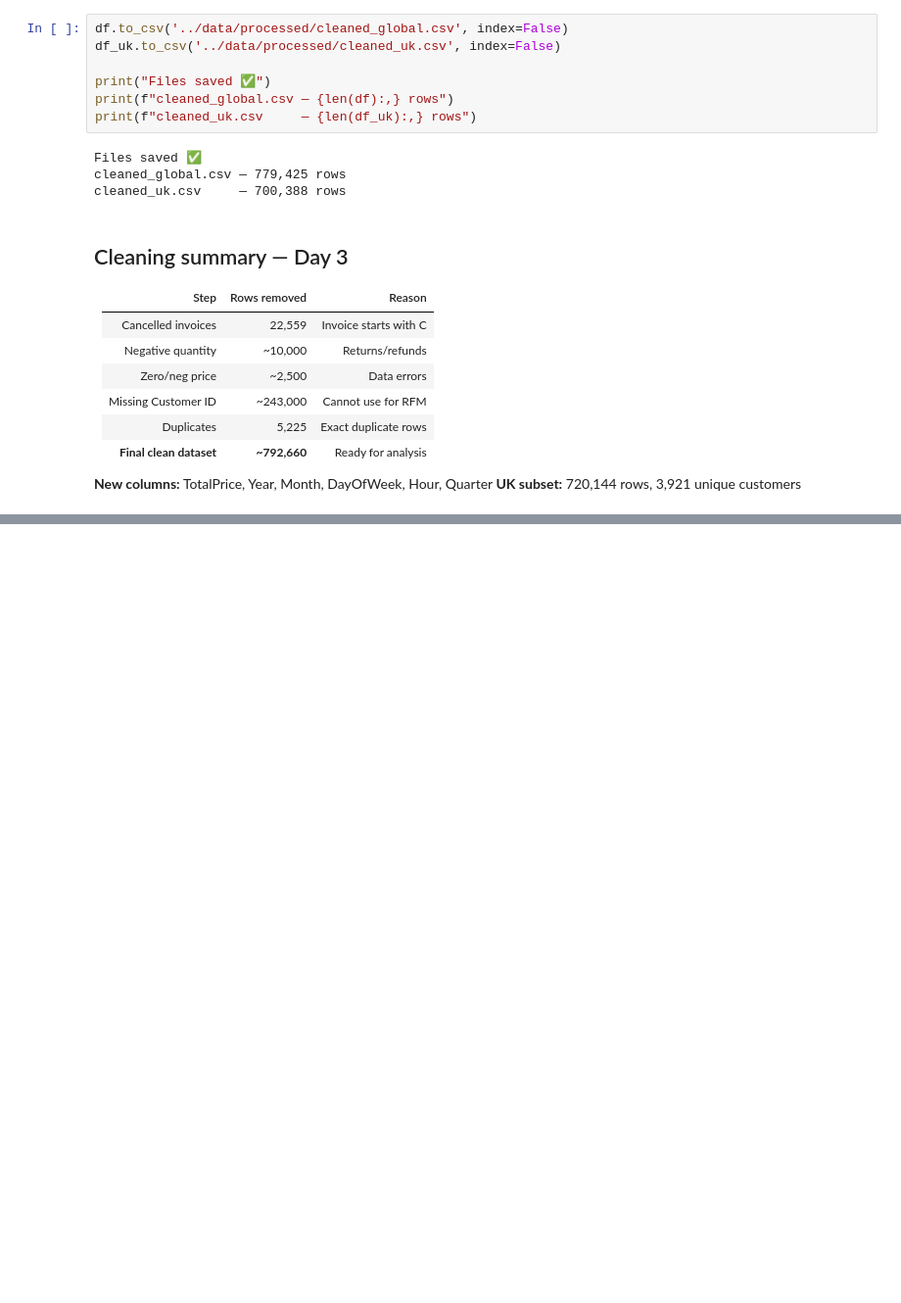
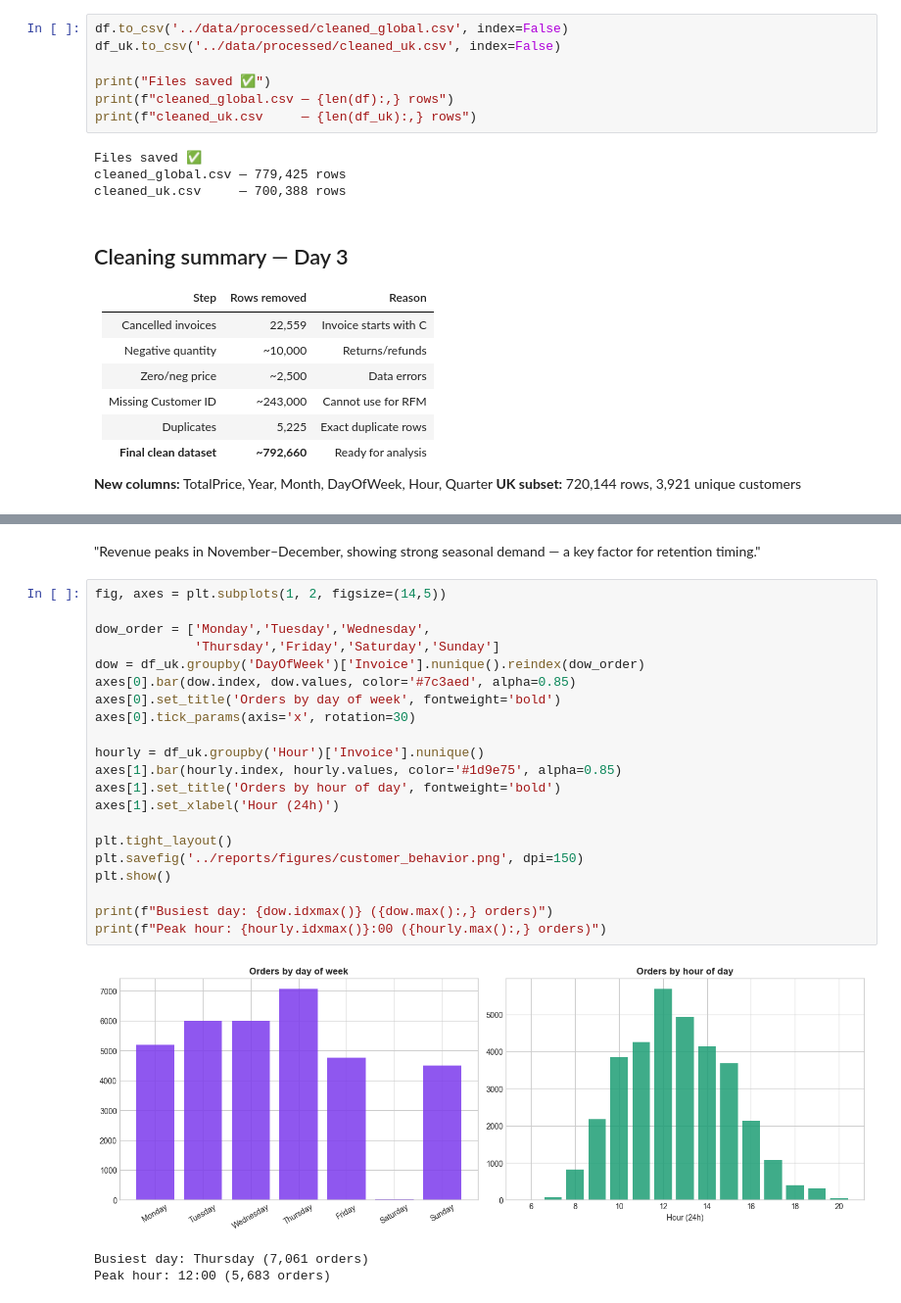
Before and after one commit to Ananthika-G/customer-segmentation, a Jupyter notebook: notebooks/01_EDA.ipynb .ipynb, the cells around one changed output, grey strips where cells are left out. Shown at 98% size. Saved outputs shown, nothing was run; the diff lists cells and outputs as text; blank space fills up the shorter version.

```diff
--- a/notebooks/01_EDA.ipynb .ipynb
+++ b/notebooks/01_EDA.ipynb .ipynb
@@ -235,0 +280,27 @@ cleaned_uk.csv     — 700,388 rows
+# %% [markdown]
+ "Revenue peaks in November–December, showing strong seasonal demand — a key factor for retention timing."
+# %%
+fig, axes = plt.subplots(1, 2, figsize=(14,5))
+
+dow_order = ['Monday','Tuesday','Wednesday',
+             'Thursday','Friday','Saturday','Sunday']
+dow = df_uk.groupby('DayOfWeek')['Invoice'].nunique().reindex(dow_order)
+axes[0].bar(dow.index, dow.values, color='#7c3aed', alpha=0.85)
+axes[0].set_title('Orders by day of week', fontweight='bold')
+axes[0].tick_params(axis='x', rotation=30)
+
+hourly = df_uk.groupby('Hour')['Invoice'].nunique()
+axes[1].bar(hourly.index, hourly.values, color='#1d9e75', alpha=0.85)
+axes[1].set_title('Orders by hour of day', fontweight='bold')
+axes[1].set_xlabel('Hour (24h)')
+
+plt.tight_layout()
+plt.savefig('../reports/figures/customer_behavior.png', dpi=150)
+plt.show()
+
+print(f"Busiest day: {dow.idxmax()} ({dow.max():,} orders)")
+print(f"Peak hour: {hourly.idxmax()}:00 ({hourly.max():,} orders)")
+# %% [output]
+[figure, added]
+Busiest day: Thursday (7,061 orders)
+Peak hour: 12:00 (5,683 orders)
```
Also changed, not shown: parts of 7 cells of this notebook, 4 other files.
